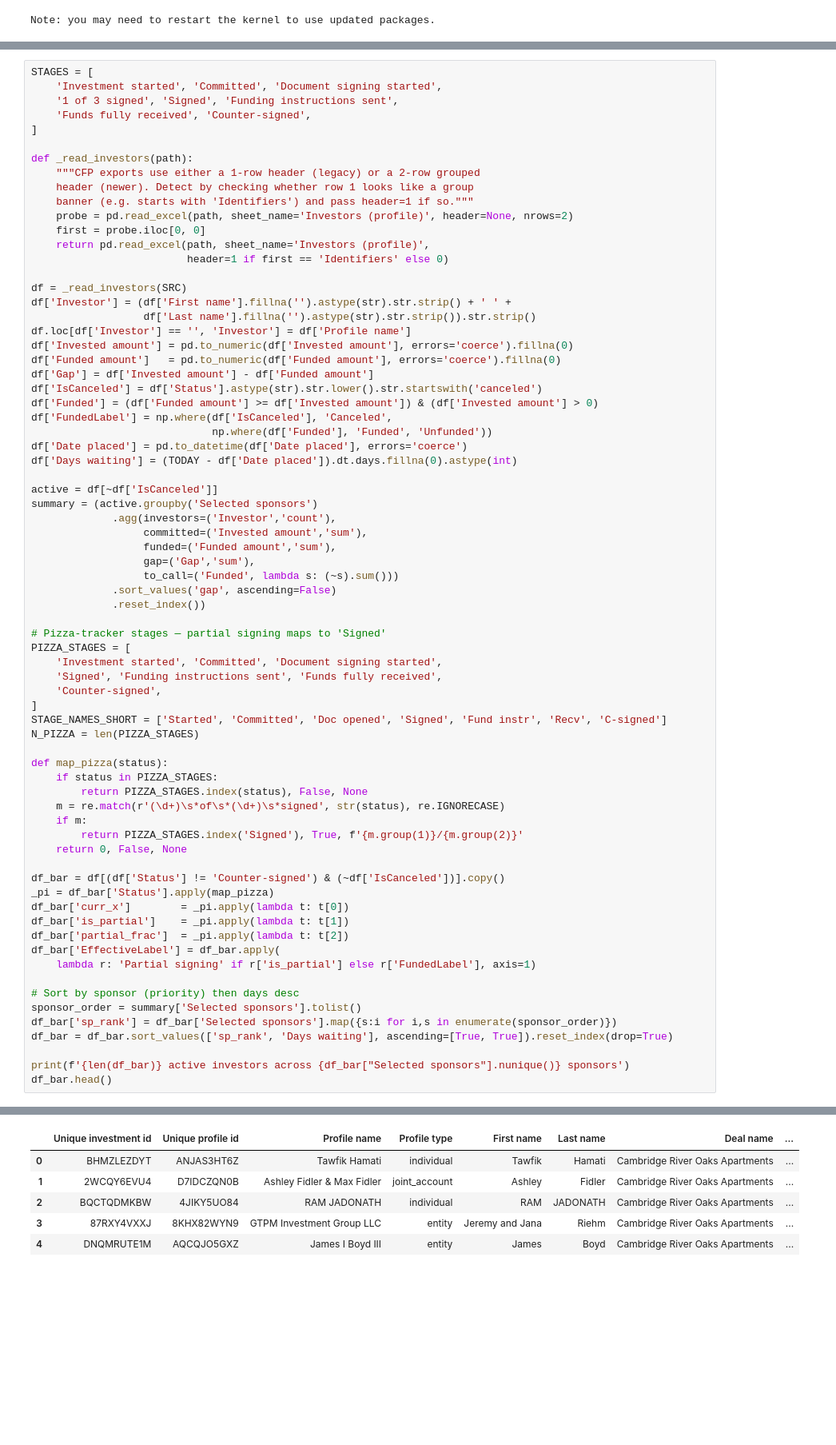
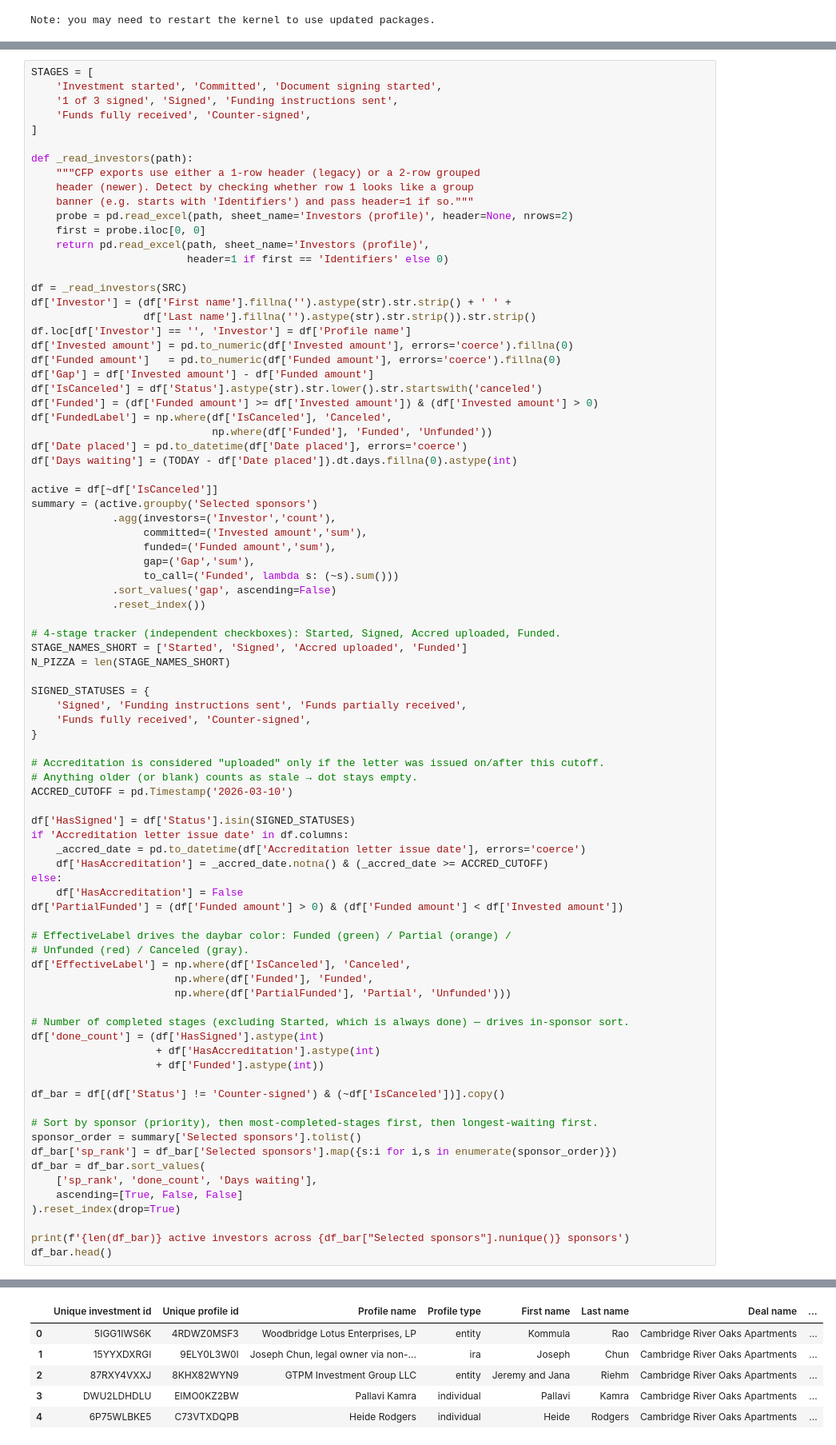
Before and after one commit to premputtegowda/investor_tracking, a Jupyter notebook: investor_tracking_echarts.ipynb, the cells around one changed output, grey strips where cells are left out. Shown at 80% size. Drawn from its saved outputs; the diff is of its cells as text; blank space fills up the shorter version.

```diff
--- a/investor_tracking_echarts.ipynb
+++ b/investor_tracking_echarts.ipynb
@@ -103,35 +103,47 @@ summary = (active.groupby('Selected sponsors')
              .sort_values('gap', ascending=False)
              .reset_index())
 
-# Pizza-tracker stages — partial signing maps to 'Signed'
-PIZZA_STAGES = [
-    'Investment started', 'Committed', 'Document signing started',
-    'Signed', 'Funding instructions sent', 'Funds fully received',
-    'Counter-signed',
-]
-STAGE_NAMES_SHORT = ['Started', 'Committed', 'Doc opened', 'Signed', 'Fund instr', 'Recv', 'C-signed']
-N_PIZZA = len(PIZZA_STAGES)
+# 4-stage tracker (independent checkboxes): Started, Signed, Accred uploaded, Funded.
+STAGE_NAMES_SHORT = ['Started', 'Signed', 'Accred uploaded', 'Funded']
+N_PIZZA = len(STAGE_NAMES_SHORT)
 
-def map_pizza(status):
-    if status in PIZZA_STAGES:
-        return PIZZA_STAGES.index(status), False, None
-    m = re.match(r'(\d+)\s*of\s*(\d+)\s*signed', str(status), re.IGNORECASE)
-    if m:
-        return PIZZA_STAGES.index('Signed'), True, f'{m.group(1)}/{m.group(2)}'
-    return 0, False, None
+SIGNED_STATUSES = {
+    'Signed', 'Funding instructions sent', 'Funds partially received',
+    'Funds fully received', 'Counter-signed',
+}
+
+# Accreditation is considered "uploaded" only if the letter was issued on/after this cutoff.
+# Anything older (or blank) counts as stale → dot stays empty.
+ACCRED_CUTOFF = pd.Timestamp('2026-03-10')
+
+df['HasSigned'] = df['Status'].isin(SIGNED_STATUSES)
+if 'Accreditation letter issue date' in df.columns:
+    _accred_date = pd.to_datetime(df['Accreditation letter issue date'], errors='coerce')
+    df['HasAccreditation'] = _accred_date.notna() & (_accred_date >= ACCRED_CUTOFF)
+else:
+    df['HasAccreditation'] = False
+df['PartialFunded'] = (df['Funded amount'] > 0) & (df['Funded amount'] < df['Invested amount'])
+
+# EffectiveLabel drives the daybar color: Funded (green) / Partial (orange) /
+# Unfunded (red) / Canceled (gray).
+df['EffectiveLabel'] = np.where(df['IsCanceled'], 'Canceled',
+                       np.where(df['Funded'], 'Funded',
+                       np.where(df['PartialFunded'], 'Partial', 'Unfunded')))
+
+# Number of completed stages (excluding Started, which is always done) — drives in-sponsor sort.
+df['done_count'] = (df['HasSigned'].astype(int)
+                    + df['HasAccreditation'].astype(int)
+                    + df['Funded'].astype(int))
 
 df_bar = df[(df['Status'] != 'Counter-signed') & (~df['IsCanceled'])].copy()
-_pi = df_bar['Status'].apply(map_pizza)
-df_bar['curr_x']        = _pi.apply(lambda t: t[0])
-df_bar['is_partial']    = _pi.apply(lambda t: t[1])
-df_bar['partial_frac']  = _pi.apply(lambda t: t[2])
-df_bar['EffectiveLabel'] = df_bar.apply(
-    lambda r: 'Partial signing' if r['is_partial'] else r['FundedLabel'], axis=1)
 
-# Sort by sponsor (priority) then days desc
+# Sort by sponsor (priority), then most-completed-stages first, then longest-waiting first.
 sponsor_order = summary['Selected sponsors'].tolist()
 df_bar['sp_rank'] = df_bar['Selected sponsors'].map({s:i for i,s in enumerate(sponsor_order)})
-df_bar = df_bar.sort_values(['sp_rank', 'Days waiting'], ascending=[True, True]).reset_index(drop=True)
+df_bar = df_bar.sort_values(
+    ['sp_rank', 'done_count', 'Days waiting'],
+    ascending=[True, False, False]
+).reset_index(drop=True)
 
 print(f'{len(df_bar)} active investors across {df_bar["Selected sponsors"].nunique()} sponsors')
 df_bar.head()
@@ -140,6 +152,6 @@ df_bar.head()
 |  | Unique investment id | Unique profile id | Profile name | Profile type | First name | Last name | Deal name | ... |
-| 0 | BHMZLEZDYT | ANJAS3HT6Z | Tawfik Hamati | individual | Tawfik | Hamati | Cambridge River Oaks Apartments | ... |
-| 1 | 2WCQY6EVU4 | D7IDCZQN0B | Ashley Fidler & Max Fidler | joint_account | Ashley | Fidler | Cambridge River Oaks Apartments | ... |
-| 2 | BQCTQDMKBW | 4JIKY5UO84 | RAM JADONATH | individual | RAM | JADONATH | Cambridge River Oaks Apartments | ... |
-| 3 | 87RXY4VXXJ | 8KHX82WYN9 | GTPM Investment Group LLC | entity | Jeremy and Jana | Riehm | Cambridge River Oaks Apartments | ... |
-| 4 | DNQMRUTE1M | AQCQJO5GXZ | James I Boyd III | entity | James | Boyd | Cambridge River Oaks Apartments | ... |
+| 0 | 5IGG1IWS6K | 4RDWZ0MSF3 | Woodbridge Lotus Enterprises, LP | entity | Kommula | Rao | Cambridge River Oaks Apartments | ... |
+| 1 | 15YYXDXRGI | 9ELY0L3W0I | Joseph Chun, legal owner via non-... | ira | Joseph | Chun | Cambridge River Oaks Apartments | ... |
+| 2 | 87RXY4VXXJ | 8KHX82WYN9 | GTPM Investment Group LLC | entity | Jeremy and Jana | Riehm | Cambridge River Oaks Apartments | ... |
+| 3 | DWU2LDHDLU | EIMO0KZ2BW | Pallavi Kamra | individual | Pallavi | Kamra | Cambridge River Oaks Apartments | ... |
+| 4 | 6P75WLBKE5 | C73VTXDQPB | Heide Rodgers | individual | Heide | Rodgers | Cambridge River Oaks Apartments | ... |
```
Also changed, not shown: parts of 6 cells of this notebook, 1 other file.
